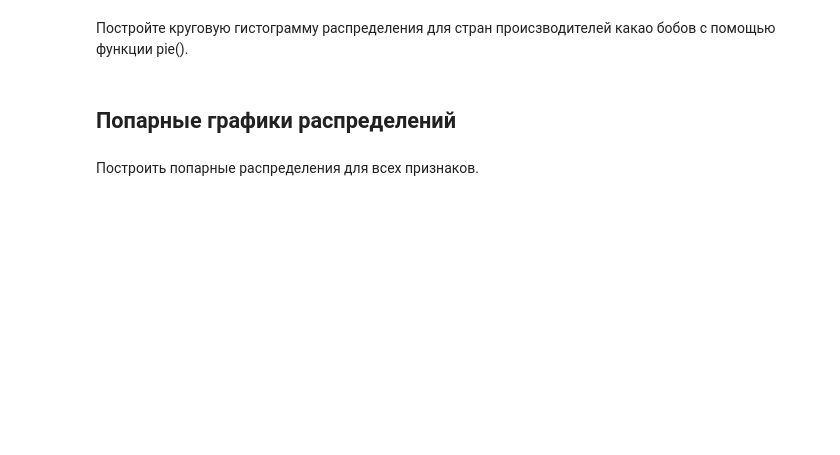
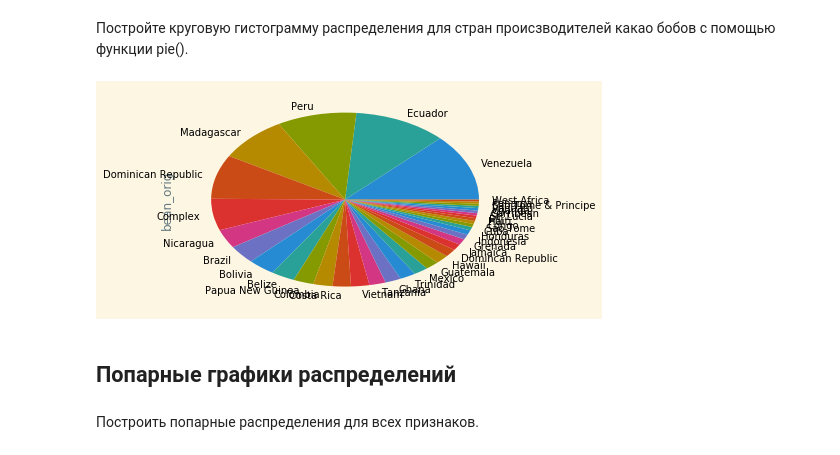
Before and after one commit to sergus00/ML_tasks, a Jupyter notebook: lab_pandas.ipynb, the cells around one changed output. Saved outputs shown, nothing was run; the diff lists cells and outputs as text; code cells hidden in the pictures; blank space fills up the shorter version.

```diff
--- a/lab_pandas.ipynb
+++ b/lab_pandas.ipynb
@@ -193,0 +154,3 @@ Name: bean_orig, Length: 1794, dtype: object
+# %%
+best_bar_drop = best_bar.dropna()
+best_bar_drop
@@ -219,0 +201,3 @@ bo_matrix = best_bar['bean_orig'] != '\xa0'
+# %%
+best_bar_drop = best_bar_drop[best_bar_drop.bean_orig!='\xc2\xa0']
+best_bar_drop
@@ -223,0 +225,5 @@ bo_matrix = best_bar['bean_orig'] != '\xa0'
+# %%
+best_bar_drop_less5 = best_bar_drop['bean_orig'].value_counts() <= 5
+c0mplex = best_bar_drop['bean_orig'].apply(lambda x: best_bar_drop_less5[x])
+c0mplexsss = best_bar_drop['bean_orig'].mask(c0mplex,'Complex')
+best_bar_drop = best_bar_drop.assign(bean_orig = c0mplexsss)
@@ -228,3 +243,8 @@ bo_matrix = best_bar['bean_orig'] != '\xa0'
+# %%
+best_bar_drop.bean_orig.value_counts().plot.pie()
+plt.show()
+# %% [output]
+[figure, added]
 # %% [markdown]
 ## Попарные графики распределений
 # %%
```
Also changed, not shown: parts of 25 cells of this notebook.
